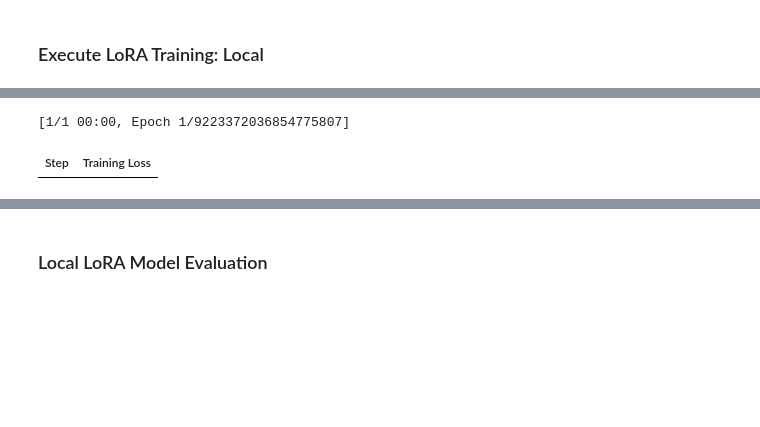
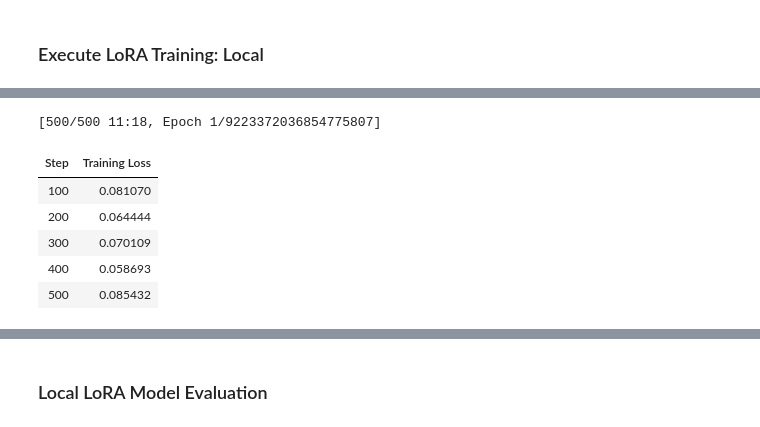
Before and after one commit to AMudie/ConflictTracker3, a Jupyter notebook: ConflictTracker/ConflictCalc/Python_Any/Python Notebooks/Chronos2 Modelling.ipynb, the cells around one changed output, grey strips where cells are left out. Drawn from its saved outputs; the diff is of its cells as text; code cells hidden in the pictures; blank space fills up the shorter version.

```diff
--- a/ConflictTracker/ConflictCalc/Python_Any/Python Notebooks/Chronos2 Modelling.ipynb
+++ b/ConflictTracker/ConflictCalc/Python_Any/Python Notebooks/Chronos2 Modelling.ipynb
@@ -767,7 +768,7 @@ pipeline_lora_local = Chronos2Pipeline.from_pretrained(
 lora_chronos_pipeline_local = pipeline_lora_local.fit(
     inputs=train_inputs_lora,
     prediction_length=12, #must match the number of observations in the future_df per place.
-    num_steps=1000,#Set to 10 just to check that it works.
+    num_steps=500,#Set to 10 just to check that it works.
     learning_rate=1e-4,
     batch_size=32,
     logging_steps=100,
@@ -776,7 +777,7 @@ lora_chronos_pipeline_local = pipeline_lora_local.fit(
 print("executed pipeline_lora.fit step")
 
 #joblib.dump(lora_chronos_pipeline_local, f"../Models/Chronos2/chronos2_model_local_lora.pkl") #save the full model as a pickle file.
-lora_chronos_pipeline_local.save_pretrained("../Models/Chronos2/chronos2_model_local_lora")
+lora_chronos_pipeline_local.model.save_pretrained("../Models/Chronos2/chronos2_model_local_lora",  safe_serialization=True)
 
 ct = datetime.datetime.now()
 print("current time:", ct)
@@ -785,4 +786,9 @@ current time: 2026-10-11 15:39:55.892042
 executed train_inputs step
-[1/1 00:00, Epoch 1/9223372036854775807]
+[500/500 11:18, Epoch 1/9223372036854775807]
 | Step | Training Loss |
+| 100 | 0.081070 |
+| 200 | 0.064444 |
+| 300 | 0.070109 |
+| 400 | 0.058693 |
+| 500 | 0.085432 |
 executed pipeline_lora.fit step
```
Also changed, not shown: parts of 24 cells of this notebook, 4 other files.
